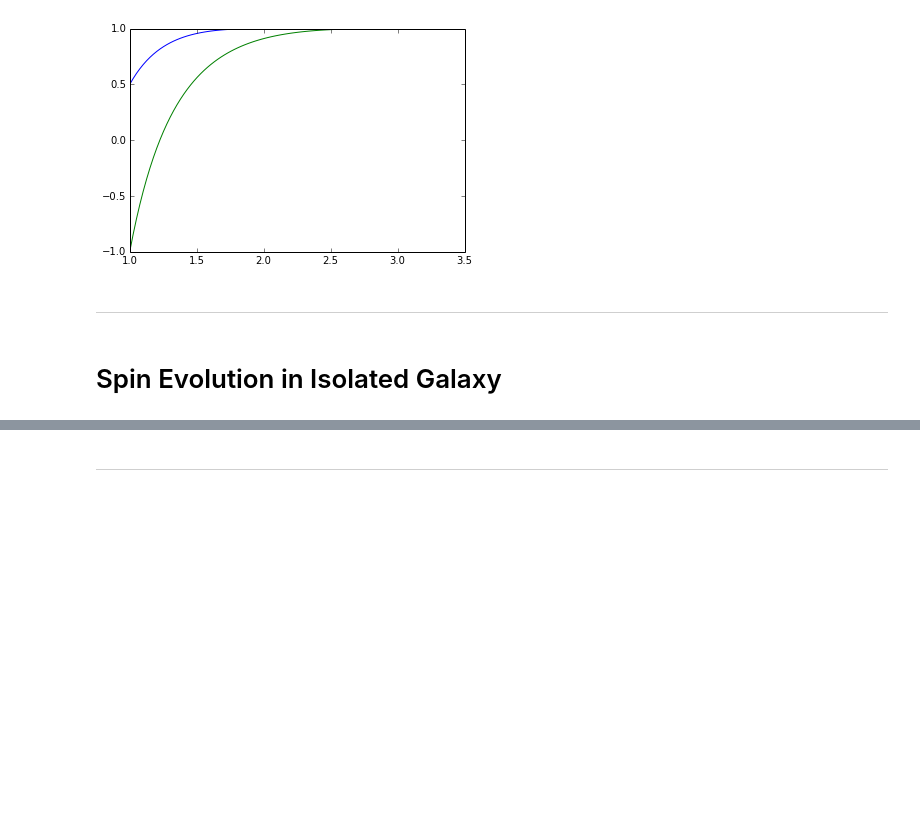
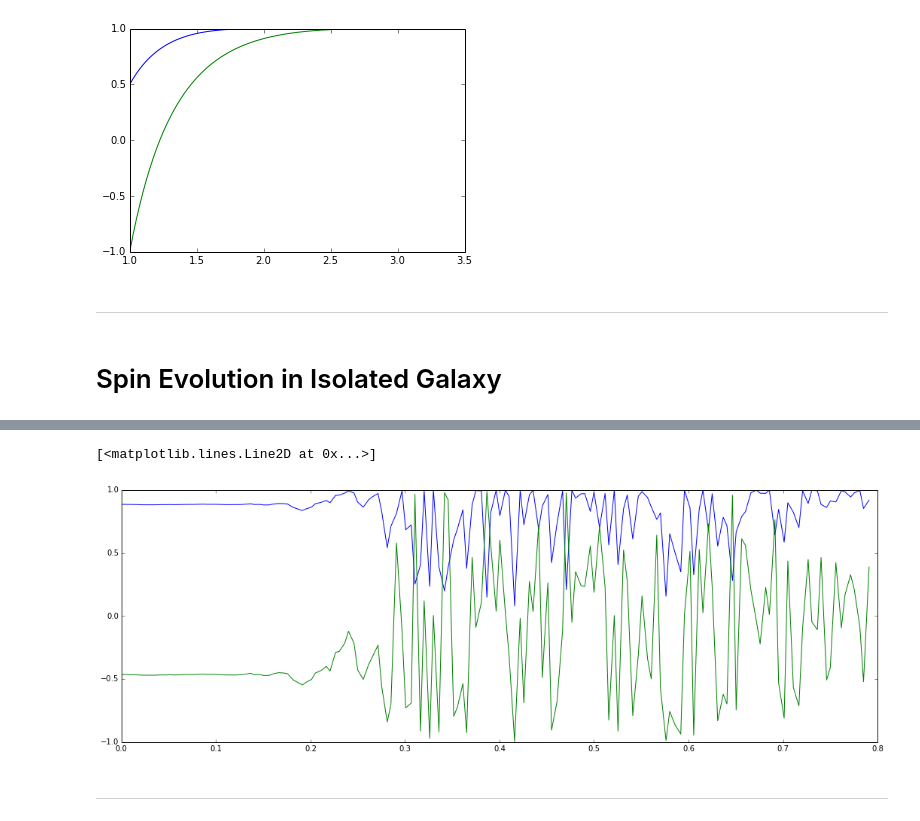
Before and after one commit to sbustamante/CosmologicalBlackHoles, a Jupyter notebook: Codes/spin_evolution.ipynb, the cells around one changed output, grey strips where cells are left out. Drawn from its saved outputs; the diff is of its cells as text; code cells hidden in the pictures; blank space fills up the shorter version.

```diff
--- a/Codes/spin_evolution.ipynb
+++ b/Codes/spin_evolution.ipynb
@@ -175,2 +180,9 @@ plt.xlabel("time [Gyr]")
+# %%
+plt.figure( figsize = (18,6) )
+plt.plot(test00.t,sqrt(test00.adir[:,1]**2+test00.adir[:,0]**2))
+plt.plot(test00.t,-test00.adir[:,2])
+# %% [output]
+[<matplotlib.lines.Line2D at 0x...>]
+[figure, added]
 # %% [markdown]
 - - -
```
Also changed, not shown: parts of 6 cells of this notebook, 3 other files.
